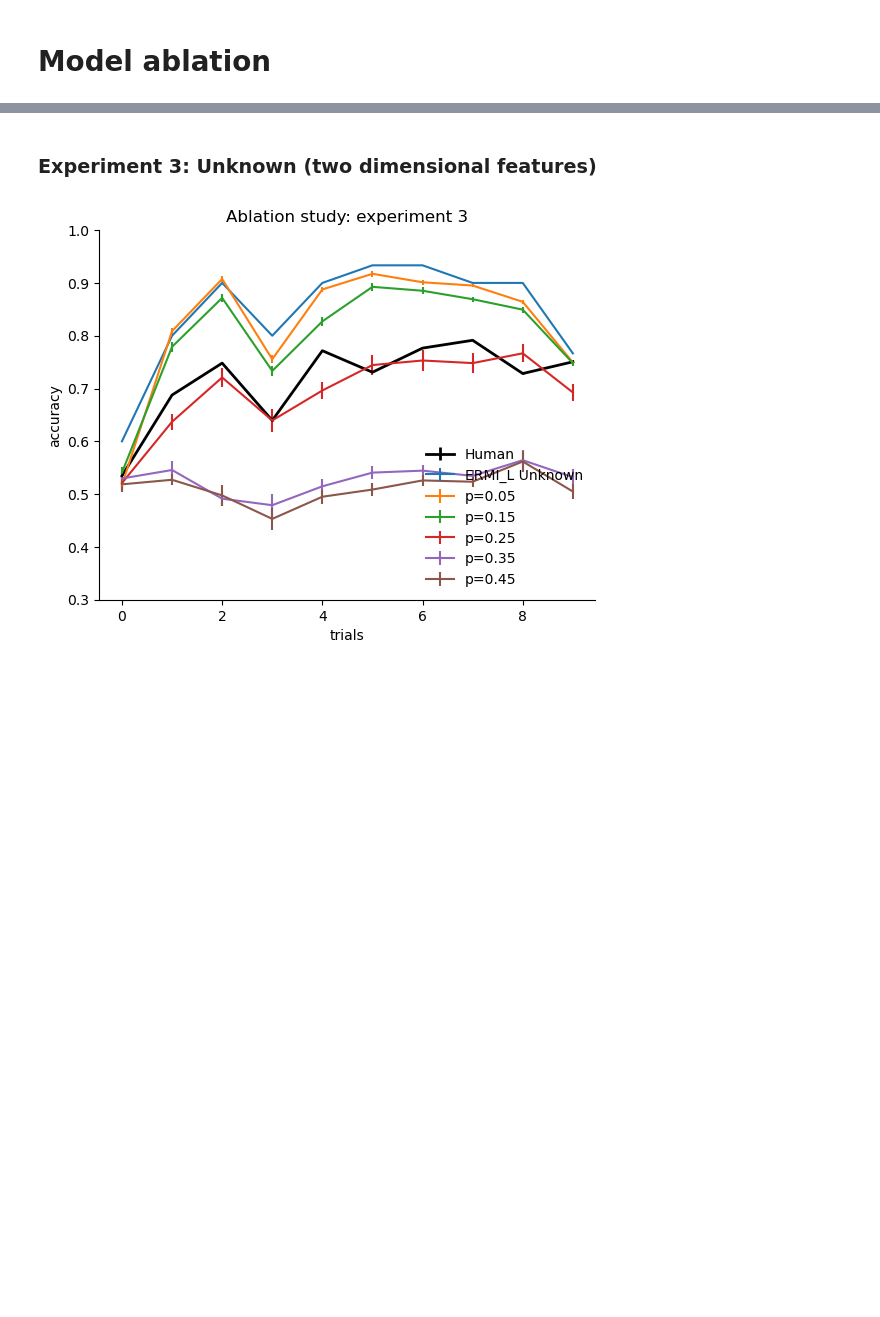
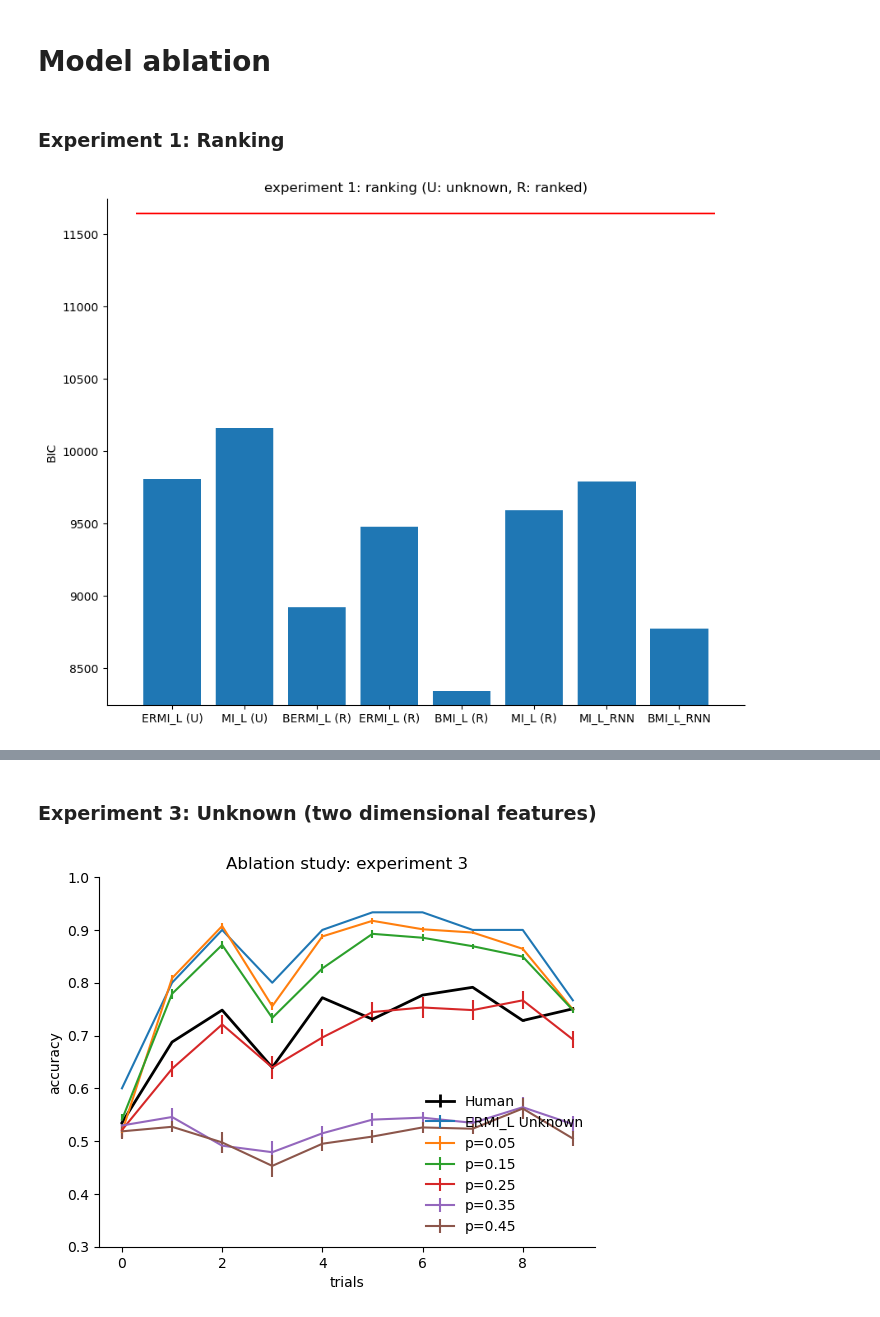
Before and after one commit to akjagadish/ermi, a Jupyter notebook: notebooks/figures.ipynb, the cells around one changed output, grey strips where cells are left out. Saved outputs shown, nothing was run; the diff lists cells and outputs as text; code cells hidden in the pictures; blank space fills up the shorter version.

```diff
--- a/notebooks/figures.ipynb
+++ b/notebooks/figures.ipynb
@@ -16,2 +111,69 @@ SYS_PATH = '/u/ajagadish/ermi' #'/raven/u/ajagadish/vanilla-llama/'
 # %% [markdown]
 # Model ablation
+# %% [markdown]
+### Experiment 1: Ranking
+# %%
+experiment_id=1
+data = pd.read_csv(f'/u/ajagadish/ermi/decisionmaking/data/human/binz2022heuristics_exp{experiment_id}.csv')
+num_participants = data.participant.nunique()
+num_trials = 300
+
+# load model fits
+results_mi_paired = np.load(f'/u/ajagadish/ermi/decisionmaking/data/model_comparison/task=binz2022_experiment={experiment_id}_source=synthetic_condition=unknown_loss=nll_paired=True_method=soft_sigmoid_optimizer=de.npz')
+results_ermi_paired = np.load(f'/u/ajagadish/ermi/decisionmaking/data/model_comparison/task=binz2022_experiment={experiment_id}_source=claude_condition=unknown_loss=nll_paired=True_method=soft_sigmoid_optimizer=de.npz')
+
+results_mi_paired_ranked = np.load(f'/u/ajagadish/ermi/decisionmaking/data/model_comparison/task=binz2022_experiment={experiment_id}_source=synthetic_condition=rank_loss=nll_paired=True_method=soft_sigmoid_optimizer=de.npz')
+results_ermi_paired_ranked = np.load(f'/u/ajagadish/ermi/decisionmaking/data/model_comparison/task=binz2022_experiment={experiment_id}_source=claude_condition=rank_loss=nll_paired=True_method=soft_sigmoid_optimizer=de.npz')
+
+results_bmi_paired_ranked = np.load(f'/u/ajagadish/ermi/decisionmaking/data/model_comparison/task=binz2022_experiment={experiment_id}_source=synthetic_condition=rank_loss=nll_paired=True_method=bounded_soft_sigmoid_optimizer=de_numiters=1.npz')
+results_bermi_paired_ranked = np.load(f'/u/ajagadish/ermi/decisionmaking/data/model_comparison/task=binz2022_experiment={experiment_id}_source=claude_condition=rank_loss=nll_paired=True_method=bounded_soft_sigmoid_optimizer=de_numiters=1.npz')
+
+
+logprobs_bmi = torch.load(f'/u/ajagadish/ermi/decisionmaking/data/model_comparison/logprobs{experiment_id}_bmli.pth')[0]
+logprobs_baselines = torch.load(f'/u/ajagadish/ermi/decisionmaking/data/model_comparison/logprobs{experiment_id}_fitted.pth')[0]
+logprobs_bmi = torch.cat([logprobs_baselines[:, [0]], logprobs_bmi], dim=-1)
+best_logprobs, best_index = torch.max(logprobs_bmi, dim=-1)
+
+
+# compute BIC
+ermi_paired_ranked_bic = (2*results_ermi_paired_ranked['nlls'] + 1*np.log(num_trials)).sum()
+mi_paired_ranked_bic = (2*results_mi_paired_ranked['nlls']+ 1*np.log(num_trials)).sum()
+
+ermi_paired_unknown_bic = (2*results_ermi_paired['nlls'] + 1*np.log(num_trials)).sum()
+mi_paired_unknown_bic = (2*results_mi_paired['nlls']+ 1*np.log(num_trials)).sum()
+
+bermi_paired_ranked_bic = (2*results_bermi_paired_ranked['nlls'] + 2*np.log(num_trials)).sum()
+bmi_paired_ranked_bic = (2*results_bmi_paired_ranked['nlls'] + 2*np.log(num_trials)).sum()
+
+# ermi_bic = (2*results_ermi['nlls']+ 1*np.log(num_trials)).sum()
+# mi_bic = (2*results_mi['nlls']+ 1*np.log(num_trials)).sum()
+
+
+rnn_mi_bic = (-2*logprobs_bmi[:, 1] + 1*np.log(num_trials)).sum()
+rnn_bmi_bic = (-2*best_logprobs + 2*np.log(num_trials)).sum()
+random_bic = -2*np.log(0.5)*num_trials*num_participants
+
+# pool results
+# bics = [ermi_paired_unknown_bic, mi_paired_unknown_bic, bermi_paired_ranked_bic, ermi_paired_ranked_bic, bmi_paired_ranked_bic, mi_paired_ranked_bic, rnn_mi_bic, rnn_bmi_bic, random_bic]
+# model_names = ['ERMI_L (Unkown)', 'MI_L (U)', 'BERMI_L (Ranked)', 'ERMI_L (Ranked)', 'BMI_L (R)', 'MI_L (R)', 'MI_L_RNN', 'BMI_L_RNN', 'random']
+
+bics = [ermi_paired_unknown_bic, mi_paired_unknown_bic, bermi_paired_ranked_bic, ermi_paired_ranked_bic, bmi_paired_ranked_bic, mi_paired_ranked_bic, rnn_mi_bic, rnn_bmi_bic]
+model_names = ['ERMI_L (U)', 'MI_L (U)','BERMI_L (R)', 'ERMI_L (R)', 'BMI_L (R)', 'MI_L (R)', 'MI_L_RNN', 'BMI_L_RNN']
+
+# bics = [ermi_bmi_bic, mi_bmi_bic,  bmi_bic, rnn_mi_bic]#, random_bic]
+# model_names = ['ERMI_BMI', 'MI_BMI',  'RNN_BMI', 'RNN_MI']#, 'random']
+
+# bics = [ermi_bmi_bic, mi_bmi_bic,  bmi_bic, rnn_mi_bic, ermi_bic, mi_bic,]#, random_bic]
+# model_names = ['ERMI_L', 'MI_L',  'RNN_BMI_L', 'RNN_MI_L', 'ERMI', 'MI']#, 'random']
+
+
+# plot bar plot comparing the two bics
+plt.figure(figsize=(10, len(model_names)))
+plt.bar(model_names, bics)
+plt.hlines(xmin=-0.5, xmax=len(model_names)-0.5, y=random_bic, color='red')
+plt.ylim(min(bics)-100, random_bic+100)
+plt.ylabel('BIC')
+plt.title('experiment 1: ranking (U: unknown, R: ranked)')
+sns.despine()
+# %% [output]
+[figure, added]
```
Also changed, not shown: parts of 5 cells of this notebook.
